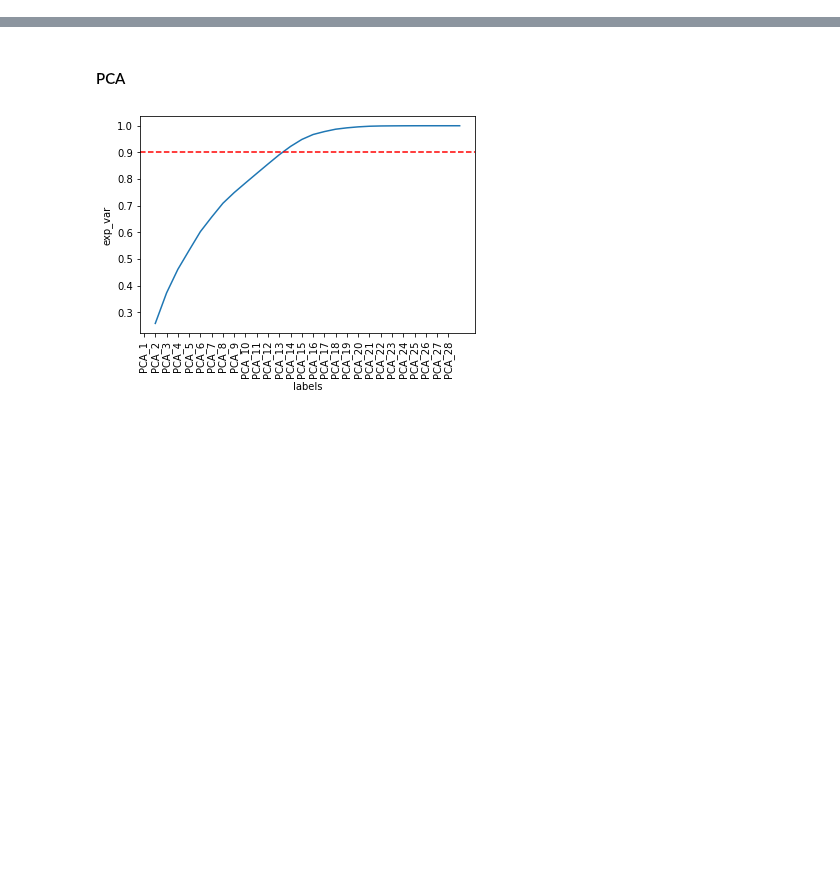
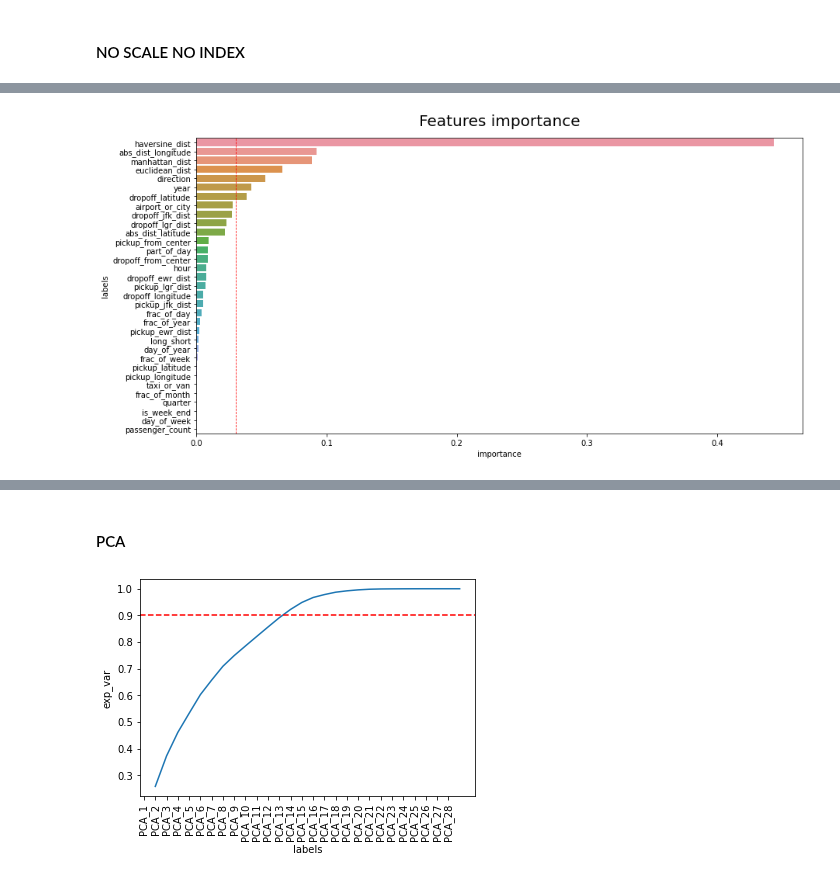
Before and after one commit to CalenDario13/NYC_Taxi, a Jupyter notebook: BDC_project_data_briks.ipynb, the cells around one changed output, grey strips where cells are left out. Cells and saved outputs as stored; diff of their text form; code cells hidden in the pictures; blank space fills up the shorter version.

```diff
--- a/BDC_project_data_briks.ipynb
+++ b/BDC_project_data_briks.ipynb
@@ -3217,7 +3214,7 @@ MyModel.prepare_submission(original_test=original_test)
 # %% [markdown]
 Boosted models are usually used in may wuiining competition, usually the bests are XGBosst and LGB. Pyspark implements GBT, anyway this model doesn't give as good results as I expected. Maybe it is due to the fact that it needs more compuattional power to be tuned well. I cannot both train this model with so many data and I cannot play around the number of treess and finally I cannot play too much with the hyperparameters, due to the fact that it takes a lot to be trained.
 # %%
-MyModel = Models(train, validation, test)
+MyModel = Models(train.limit(1000000), validation, test)
 # %%
 # All features:
 NUMERICAL = ['pickup_longitude','pickup_latitude','dropoff_longitude','dropoff_latitude', 'passenger_count',
@@ -3475,3 +3472,30 @@ MyModel.prepare_submission(original_test=original_test)
 [interactive output not drawn]
 [figure]
 [interactive output not drawn]
+# %% [markdown]
+#### NO SCALE NO INDEX
+# %%
+# All features indexed:
+NUMERICAL = ['pickup_longitude','pickup_latitude','dropoff_longitude','dropoff_latitude', 'passenger_count',
+             'abs_dist_longitude', 'abs_dist_latitude', 'manhattan_dist', 'euclidean_dist', 'haversine_dist',
+             'pickup_jfk_dist', 'dropoff_jfk_dist', 'pickup_lgr_dist',  'dropoff_lgr_dist', 'pickup_ewr_dist', 'dropoff_ewr_dist',
+             'direction', 'pickup_from_center','dropoff_from_center', 'frac_of_day','frac_of_week','frac_of_month',
+             'frac_of_year', 'quarter','year', 'hour', 'day_of_week', 'day_of_year'
+            ]
+CATEGORICAL = ['airport_or_city', 'long_short', 'is_week_end', 'part_of_day', 'taxi_or_van']
+TARGET = 'fare_amount'
+# %%
+# Compute the model:
+MyModel.GBT_regressor_pipeline(NUMERICAL, CATEGORICAL, TARGET, train_perc=0.90, n_parallel=2, scale=False, drop_last=False,
+                                   model_name='GBT_all_features_indexed', n_search=2)
+# Print Anything about the model:
+Models.training_results(model_name='GBT_all_features_indexed', model_type='GBT',
+                        numerical_features=NUMERICAL, categorical_features=CATEGORICAL)
+
+# Prepare the submission:
+MyModel.prepare_submission(original_test=original_test)
+
+# Submit:
+!kaggle competitions submit -c new-york-city-taxi-fare-prediction -f /databricks/driver/submission.csv -m "GBT_all_features_indexed"
+!kaggle competitions submissions -c new-york-city-taxi-fare-prediction
+# %% [output]
@@ -3477,0 +3503 @@ MyModel.prepare_submission(original_test=original_test)
+[figure, added]
```
Also changed, not shown: parts of 28 cells of this notebook, 1 other file.
